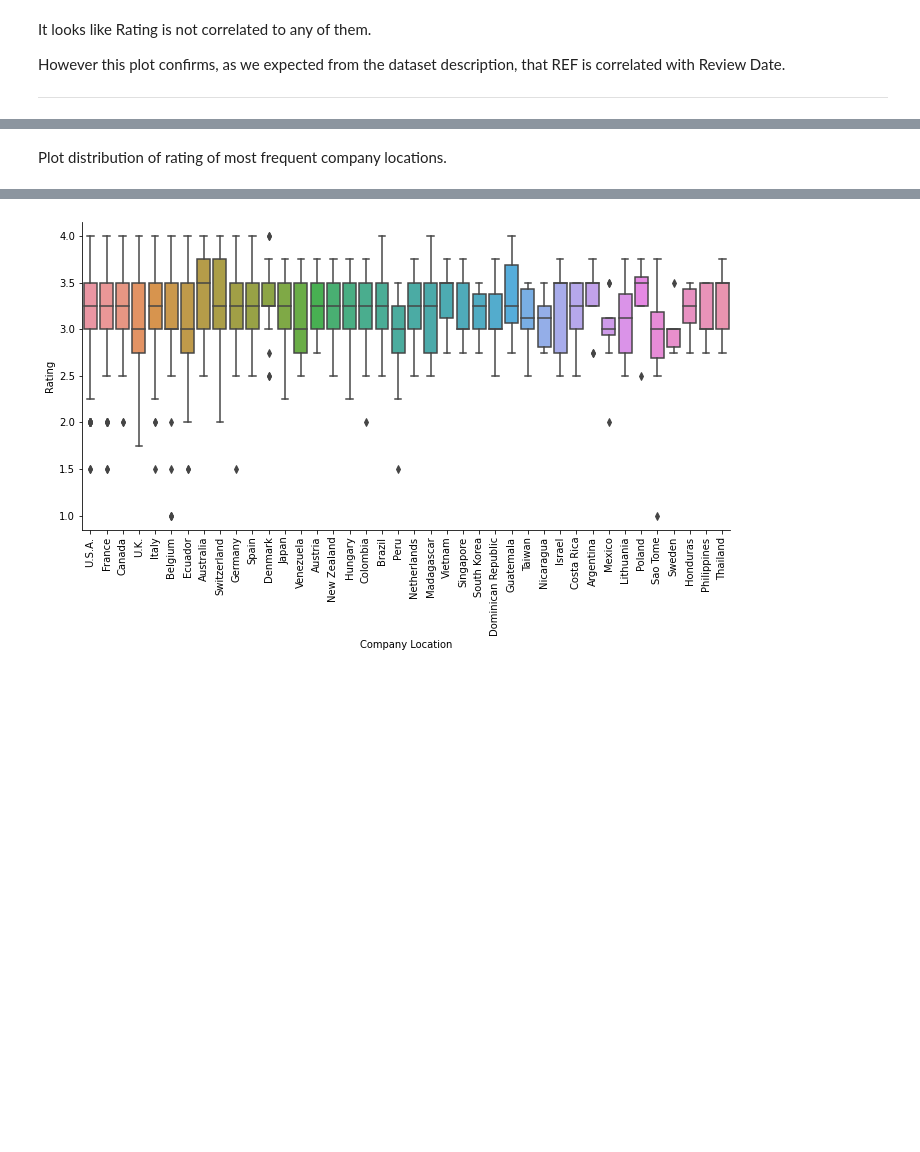
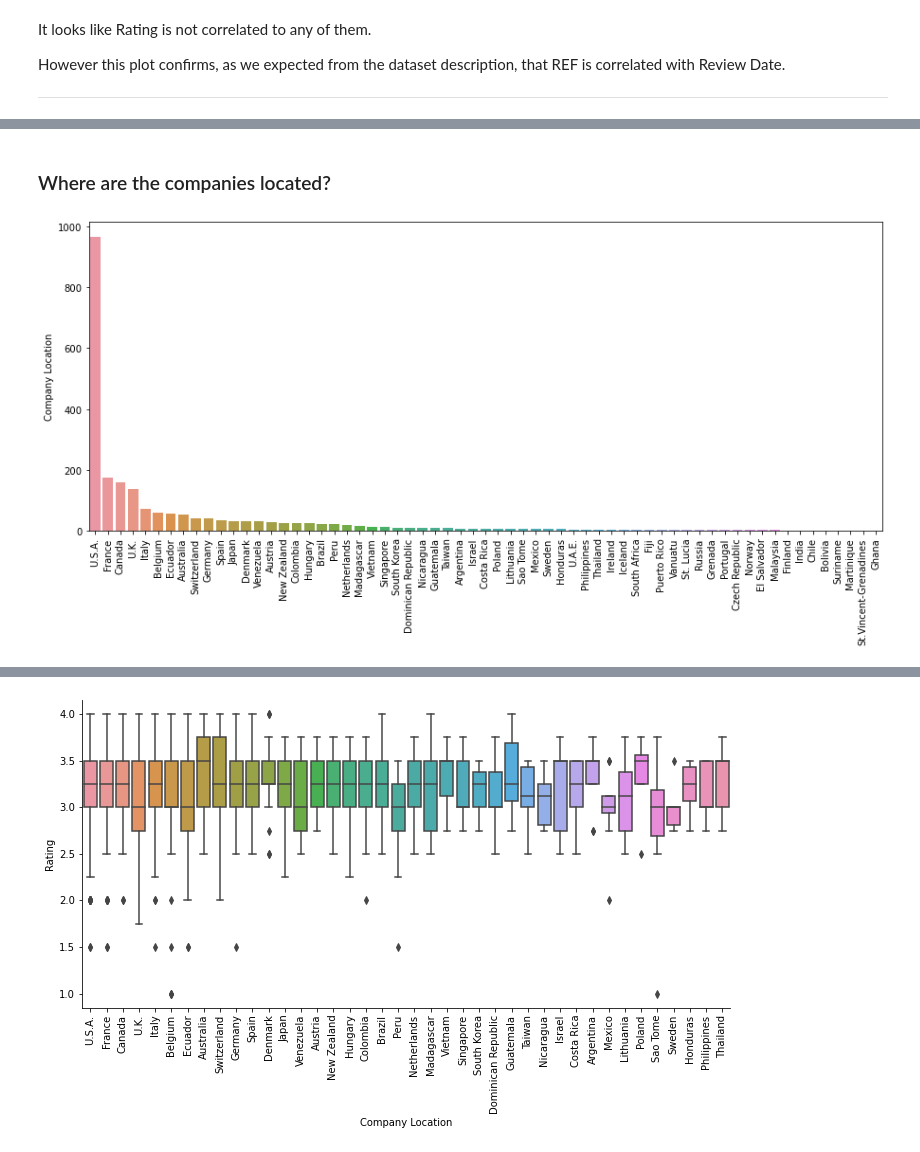
Before and after one commit to SimoneGiovannini/chocolate-rating-project, a Jupyter notebook: eda.ipynb, the cells around one changed output, grey strips where cells are left out. Drawn from its saved outputs; the diff is of its cells as text; code cells hidden in the pictures; blank space fills up the shorter version.

```diff
--- a/eda.ipynb
+++ b/eda.ipynb
@@ -113,2 +147,9 @@ plt.xticks(rotation=90);
-# %% [markdown]
-Plot distribution of rating of most frequent company locations.
+# %% [markdown]
+### Where are the companies located?
+# %%
+values = df['Company Location'].value_counts()
+fig, ax = plt.subplots(figsize=(15, 6))
+sns.barplot(x=values.index, y=values)
+plt.xticks(rotation=90);
+# %% [output]
+[figure, added]
```
Also changed, not shown: parts of 22 cells of this notebook, 2 other files.
